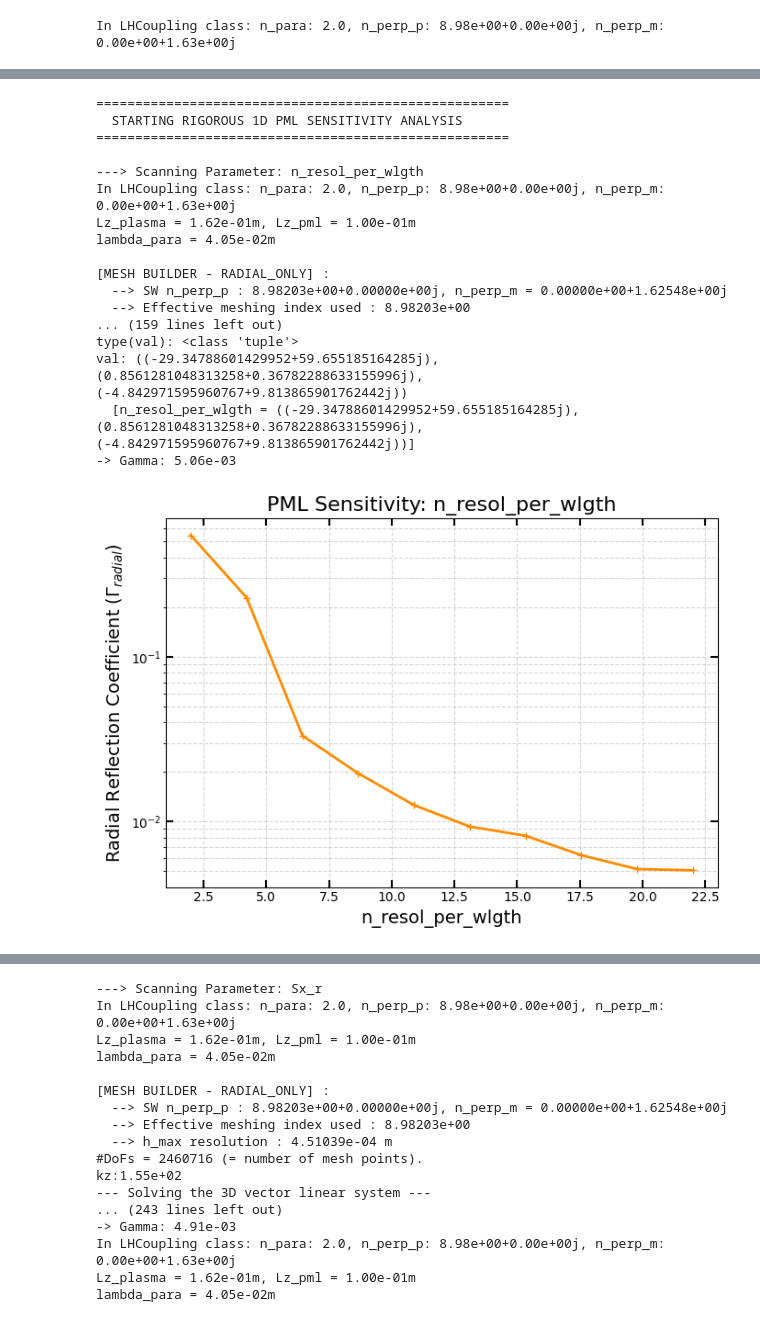
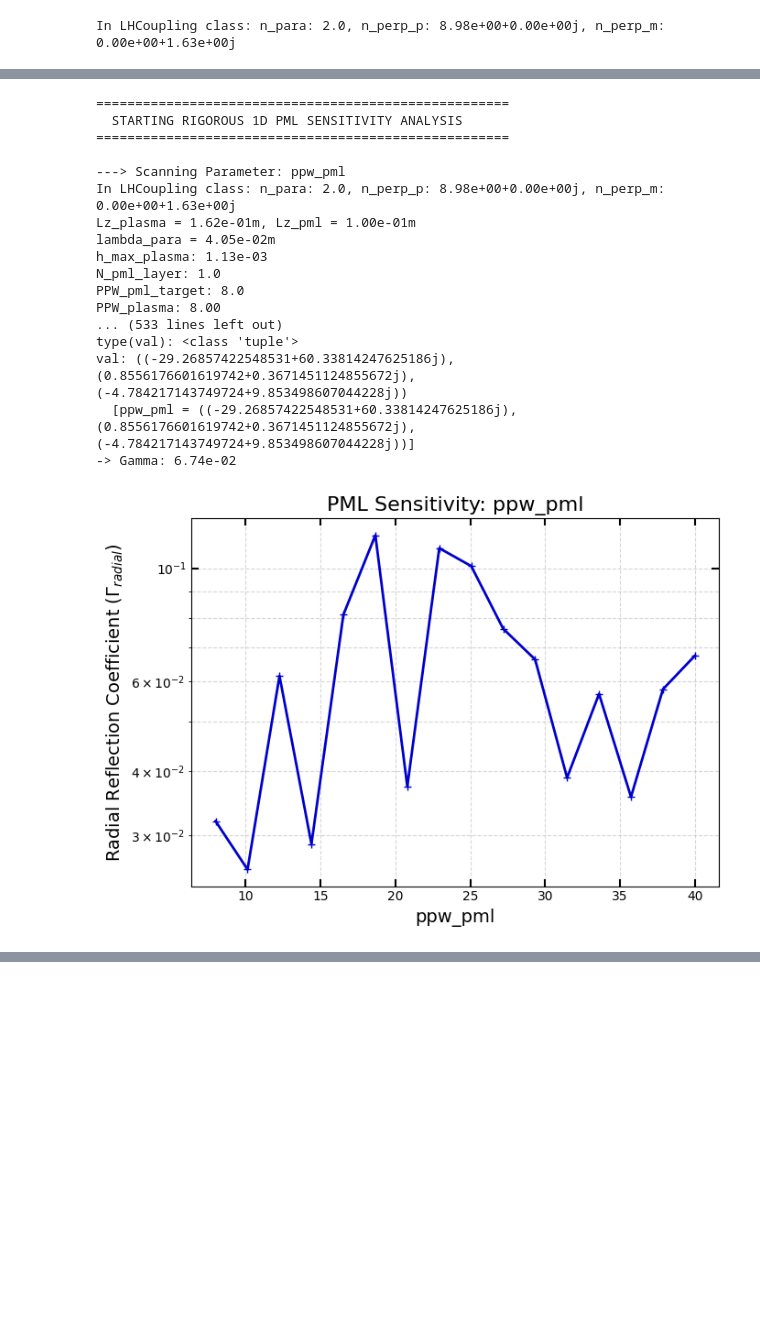
Before and after one commit to RemiBellon/LH_coupling_code_remi, a Jupyter notebook: 2D_Complete_Version/main.ipynb, the cells around one changed output, grey strips where cells are left out. Drawn from its saved outputs; the diff is of its cells as text; code cells hidden in the pictures; blank space fills up the shorter version.

Commit message:
PML radial only, scan, behvior ok

```diff
--- a/2D_Complete_Version/main.ipynb
+++ b/2D_Complete_Version/main.ipynb
@@ -109,6 +125,8 @@ def run_comprehensive_pml_scan(base_cfg, scan_dict, num_points_eval=500):
             # 2. Inject the scanned parameter
             if param_name == 'Sx_r':
                 scan_cfg['PML']['Sx_r'] = val
+            elif param_name == 'ppw_pml':
+                scan_cfg['PML']['ppw_pml'] = val
             elif param_name =='n_resol_per_wlgth':
                 scan_cfg['DOMAIN']['n_resol_per_wlgth'] = val
             elif param_name == 'Sx_Im':
@@ -194,6 +212,8 @@ def run_comprehensive_pml_scan(base_cfg, scan_dict, num_points_eval=500):
         # 6. Generate Plot for this parameter
         if param_name == 'Sx_r':
             color_curve = "seagreen"
+        elif param_name == 'ppw_pml':
+            color_curve = "mediumblue"
         elif param_name == 'Sx_Im':
             color_curve = "darkorchid"
         elif param_name == 'px':
@@ -215,45 +235,47 @@ def run_comprehensive_pml_scan(base_cfg, scan_dict, num_points_eval=500):
         elif param_name == 'Sx_r':
             xlabel_str = r"Real Stretching ($S_x^r$)"
         elif param_name == 'px':
             xlabel_str = r"Polynomial Degree ($p_x$)"
 
         plt.xlabel(xlabel_str, fontsize=14)
         plt.ylabel(r"Radial Reflection Coefficient ($\Gamma_{radial}$)", fontsize=14)
         plt.title(f"PML Sensitivity: {param_name}", fontsize=16)
         plt.tick_params(direction='in', length=6, width=1.5, bottom=True, top=True, right=True, left=True)
 
         plt.tight_layout()
         plt.show()
 
 scans_to_run = {
+    'ppw_pml': np.linspace(8., 40, 16),
+    'Lx_pml_ratio': np.linspace(.1, 5.0, 10),
     'n_resol_per_wlgth' : np.linspace(1, 25, 25),
-    'Lx_pml_ratio': np.linspace(1, 10.0, 15),
+    'Sx_Im': np.linspace(0.1, 10.0, 25),
     'Sx_r': np.linspace(0.1, 10.0, 25),
-    'Sx_Im': np.linspace(0.1, 10.0, 25),
     'px': np.linspace(0.1, 4.0, 25),
+
 
 }
 
 scan_results = run_comprehensive_pml_scan(cfg.__dict__, scans_to_run)
 # %% [output]
 =====================================================
   STARTING RIGOROUS 1D PML SENSITIVITY ANALYSIS
 =====================================================
 
----> Scanning Parameter: n_resol_per_wlgth
+---> Scanning Parameter: ppw_pml
 In LHCoupling class: n_para: 2.0, n_perp_p: 8.98e+00+0.00e+00j, n_perp_m: 0.00e+00+1.63e+00j
 Lz_plasma = 1.62e-01m, Lz_pml = 1.00e-01m
 lambda_para = 4.05e-02m
-
-[MESH BUILDER - RADIAL_ONLY] :
-  --> SW n_perp_p : 8.98203e+00+0.00000e+00j, n_perp_m = 0.00000e+00+1.62548e+00j
-  --> Effective meshing index used : 8.98203e+00
-... (159 lines left out)
+h_max_plasma: 1.13e-03
+N_pml_layer: 1.0
+PPW_pml_target: 8.0
+PPW_plasma: 8.00
+... (533 lines left out)
 type(val): <class 'tuple'>
-val: ((-29.34788601429952+59.655185164285j), (0.8561281048313258+0.36782288633155996j), (-4.842971595960767+9.813865901762442j))
-  [n_resol_per_wlgth = ((-29.34788601429952+59.655185164285j), (0.8561281048313258+0.36782288633155996j), (-4.842971595960767+9.813865901762442j))]
--> Gamma: 5.06e-03
+val: ((-29.26857422548531+60.33814247625186j), (0.8556176601619742+0.3671451124855672j), (-4.784217143749724+9.853498607044228j))
+  [ppw_pml = ((-29.26857422548531+60.33814247625186j), (0.8556176601619742+0.3671451124855672j), (-4.784217143749724+9.853498607044228j))]
+-> Gamma: 6.74e-02
-[figure, old version]
+[figure, new version]
 ---> Scanning Parameter: Lx_pml_ratio
 In LHCoupling class: n_para: 2.0, n_perp_p: 8.98e+00+0.00e+00j, n_perp_m: 0.00e+00+1.63e+00j
 In LHCoupling class: n_para: 2.0, n_perp_p: 8.98e+00+0.00e+00j, n_perp_m: 0.00e+00+1.63e+00j
@@ -275,17 +295,0 @@ val: ((-29.360618500736123+59.666107096446375j), (0.8560109654003569+0.368049367
----> Scanning Parameter: Sx_r
-In LHCoupling class: n_para: 2.0, n_perp_p: 8.98e+00+0.00e+00j, n_perp_m: 0.00e+00+1.63e+00j
-Lz_plasma = 1.62e-01m, Lz_pml = 1.00e-01m
-lambda_para = 4.05e-02m
-
-[MESH BUILDER - RADIAL_ONLY] :
-  --> SW n_perp_p : 8.98203e+00+0.00000e+00j, n_perp_m = 0.00000e+00+1.62548e+00j
-  --> Effective meshing index used : 8.98203e+00
-  --> h_max resolution : 4.51039e-04 m
-#DoFs = 2460716 (= number of mesh points).
-kz:1.55e+02
---- Solving the 3D vector linear system ---
-... (243 lines left out)
--> Gamma: 4.91e-03
-In LHCoupling class: n_para: 2.0, n_perp_p: 8.98e+00+0.00e+00j, n_perp_m: 0.00e+00+1.63e+00j
-Lz_plasma = 1.62e-01m, Lz_pml = 1.00e-01m
-lambda_para = 4.05e-02m
```
Also changed, not shown: parts of 6 cells of this notebook, 11 other files.
